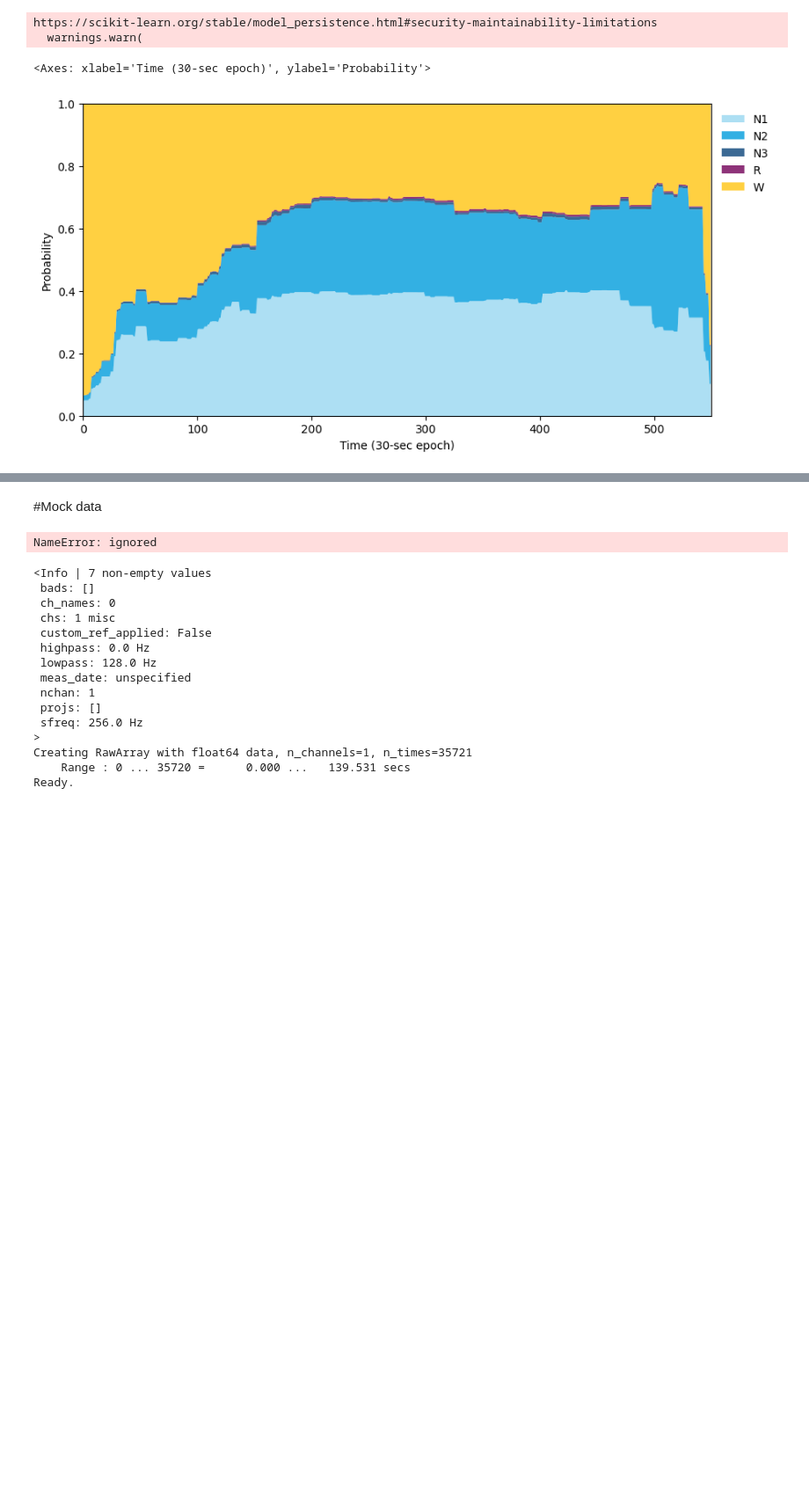
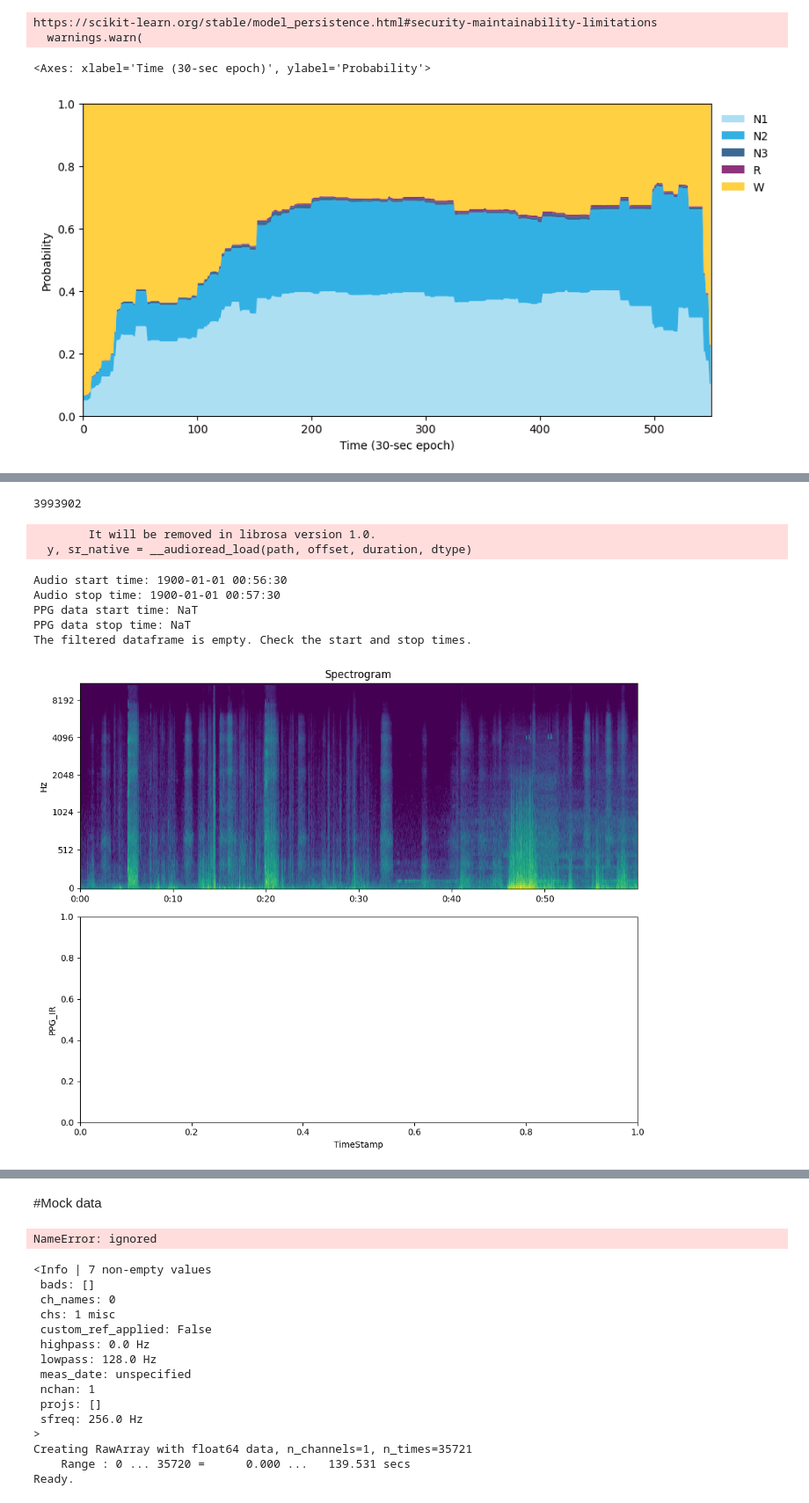
Before and after one commit to travelmail26/projectsleep, a Jupyter notebook: Muse_Processing.ipynb, the cells around one changed output, grey strips where cells are left out. Shown at 88% size. Drawn from its saved outputs; the diff is of its cells as text; code cells hidden in the pictures; blank space fills up the shorter version.

Commit message:
added audio analysis

```diff
--- a/Muse_Processing.ipynb
+++ b/Muse_Processing.ipynb
@@ -1117,0 +1177,80 @@ https://scikit-learn.org/stable/model_persistence.html#security-maintainability-
+# %%
+df = dfraw
+len(df)
+# %% [output]
+3993902
+# %%
+import pandas as pd
+import seaborn as sns
+import matplotlib.pyplot as plt
+import librosa
+import librosa.display
+import numpy as np
+from datetime import datetime, timedelta
+
+# Define the start and stop times in minutes and seconds
+start_min, start_sec = 2, 30  # Start at 2 minutes 30 seconds
+stop_min, stop_sec = 3, 30    # Stop at 3 minutes 30 seconds
+
+# Convert times to seconds
+start_time = start_min * 60 + start_sec
+stop_time = stop_min * 60 + stop_sec
+
+# Load the entire audio file
+audio_path = '/content/245 Varet St 3_1254am.m4a'
+audio_full, sr = librosa.load(audio_path)
+
+# Slice the audio array to keep only the time window of interest
+audio = audio_full[start_time*sr:stop_time*sr]
+
+# Compute the spectrogram
+spectrogram = librosa.feature.melspectrogram(y=audio, sr=sr)
+
+# Convert to dB scale
+spectrogram_db = librosa.power_to_db(spectrogram, ref=np.max)
+
+# Set the start time of the audio file
+audio_start_time = datetime.strptime("00:54:00", "%H:%M:%S")
+
+# Convert 'TimeStamp' column to datetime
+df['TimeStamp'] = pd.to_datetime(df['TimeStamp'])
+
+# Print the start and stop times of the audio and the PPG data
+print(f"Audio start time: {audio_start_time + timedelta(seconds=start_time)}")
+print(f"Audio stop time: {audio_start_time + timedelta(seconds=stop_time)}")
+print(f"PPG data start time: {df['TimeStamp'].min()}")
+print(f"PPG data stop time: {df['TimeStamp'].max()}")
+
+# Filter PPG data for the time window of interest
+dfs = df[(df['TimeStamp'] >= audio_start_time + timedelta(seconds=start_time)) &
+        (df['TimeStamp'] < audio_start_time + timedelta(seconds=stop_time))]
+
+# Check if the filtered dataframe is empty
+if dfs.empty:
+    print("The filtered dataframe is empty. Check the start and stop times.")
+else:
+    print("The filtered dataframe is not empty.")
+
+# Create two subplots: one for the spectrogram, one for the PPG data
+fig, ax = plt.subplots(2, 1, figsize=(10, 8))
+
+# Plot the spectrogram
+librosa.display.specshow(spectrogram_db, sr=sr, x_axis='time', y_axis='mel', cmap='viridis', ax=ax[0])
+ax[0].set_title('Spectrogram')
+ax[0].set_xlabel(None)  # Remove x-label
+
+# Plot the PPG data
+sns.lineplot(data=dfs, x='TimeStamp', y="PPG_IR", ax=ax[1])
+ax[1].set(xlabel='TimeStamp', ylabel='PPG_IR')
+
+plt.tight_layout()
+plt.show()
+# %% [output]
+        It will be removed in librosa version 1.0.
+  y, sr_native = __audioread_load(path, offset, duration, dtype)
+Audio start time: 1900-01-01 00:56:30
+Audio stop time: 1900-01-01 00:57:30
+PPG data start time: NaT
+PPG data stop time: NaT
+The filtered dataframe is empty. Check the start and stop times.
+[figure, added]
```
Also changed, not shown: parts of 4 cells of this notebook.
